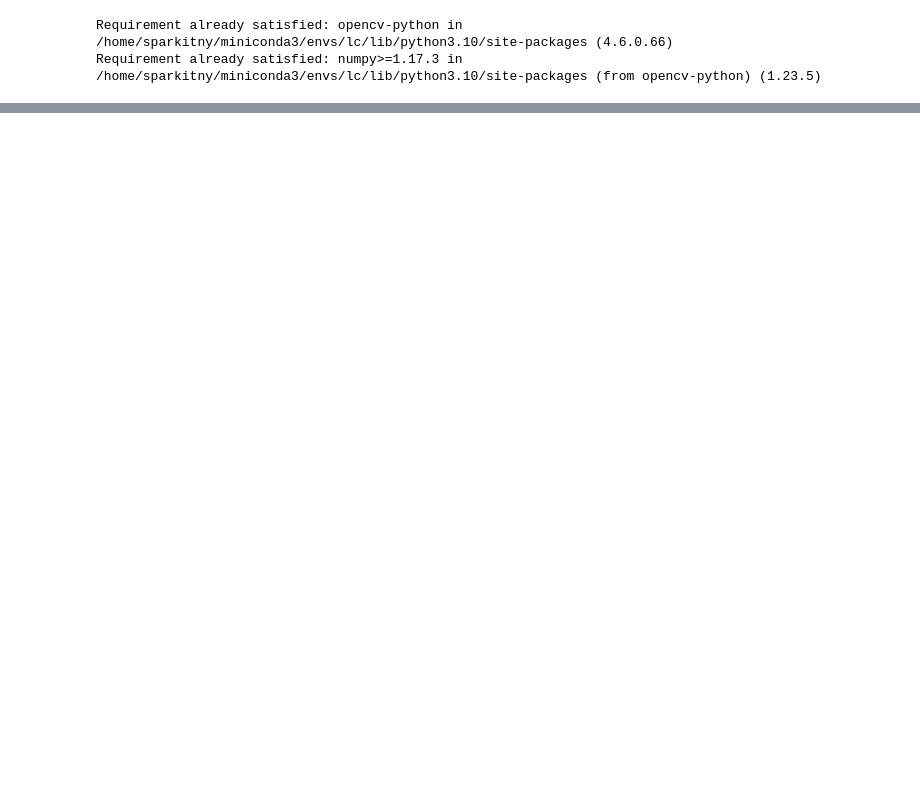
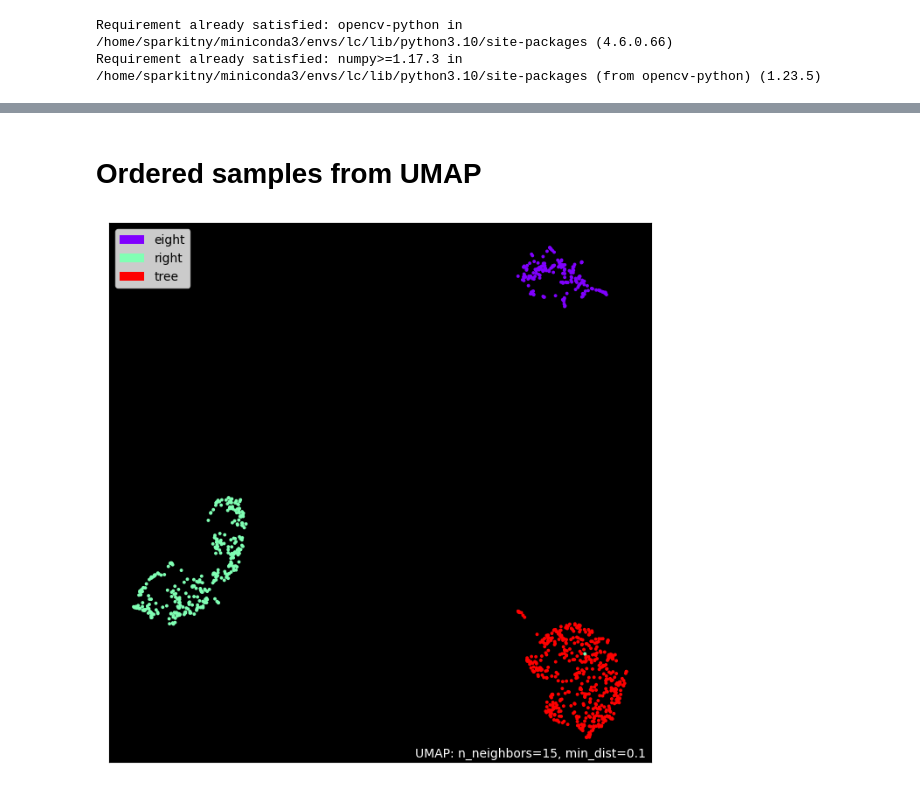
Before and after one commit to parkitny/kws, a Jupyter notebook: exploration/data-exploration.ipynb, the cells around one changed output, grey strips where cells are left out. Drawn from its saved outputs; the diff is of its cells as text; code cells hidden in the pictures; blank space fills up the shorter version.

Commit message:
First cut umap, some readme notes

```diff
--- a/exploration/data-exploration.ipynb
+++ b/exploration/data-exploration.ipynb
@@ -125,0 +65,32 @@ for idx in range(N_SAMPLES):
+# %%
+import umap
+from torchvision.transforms import Resize
+import numpy as np
+X = []
+y = []
+label_set = set([])
+N_SAMPLES = 1000
+IS_RANDOM = False
+val_size = len(val_set)
+# Randomly index N_SAMPLES from the validation set and plot the umap manifold.
+import random
+
+for idx in range(N_SAMPLES):
+    if IS_RANDOM:
+        idx = int(random.random() * val_size)
+    waveform, sample_rate, label, speaker_id, utterance_id = val_set[idx]
+    label_set.add(label)
+    sound = ipd.Audio(waveform, rate=sample_rate)
+    transform = torchaudio.transforms.Spectrogram(n_fft=N_FFT)
+    spec = torch.moveaxis(transform(waveform), 0, -1)
+
+    _spec = spec.detach().cpu().numpy()
+    X.append(Resize((32,32))(spec).flatten())
+    y.append(list(label_set).index(label))
+X = np.stack(X, axis=0)
+y = np.array(y)
+manifold = umap.UMAP().fit(X, y)
+X_reduced = manifold.transform(X)
+# %%
+label_list = list(label_set)
+_y = [label_list[s] for s in y]
@@ -125,0 +121,8 @@ for idx in range(N_SAMPLES):
+# %% [markdown]
+# Ordered samples from UMAP
+# %%
+import umap.plot  # pip install umap-learn[plot]
+
+umap.plot.points(manifold, labels=np.array(_y), theme="fire");
+# %% [output]
+[figure, added]
```
Also changed, not shown: parts of 14 cells of this notebook, 3 other files.
